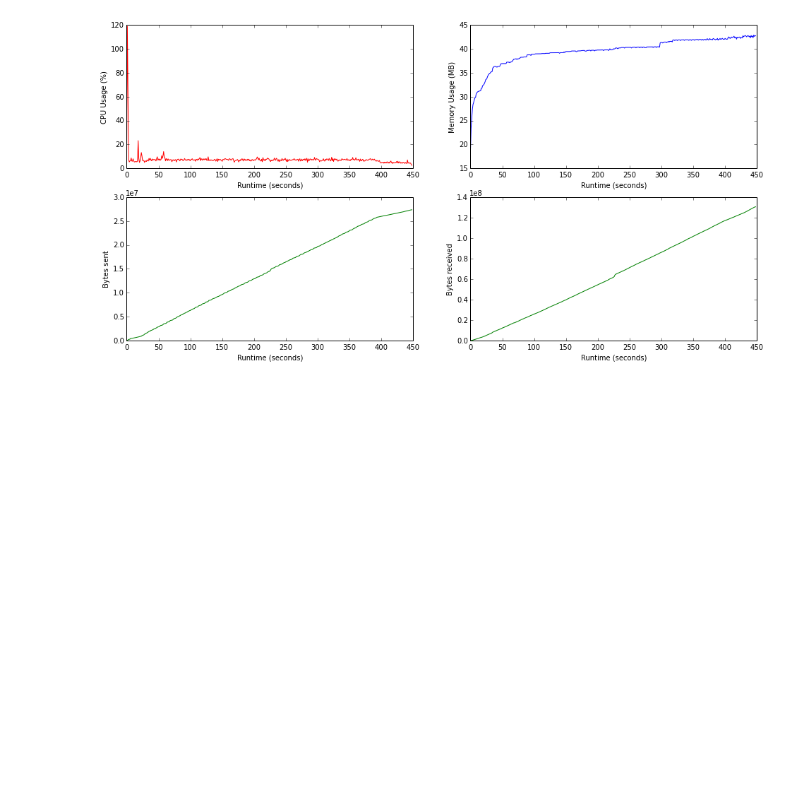
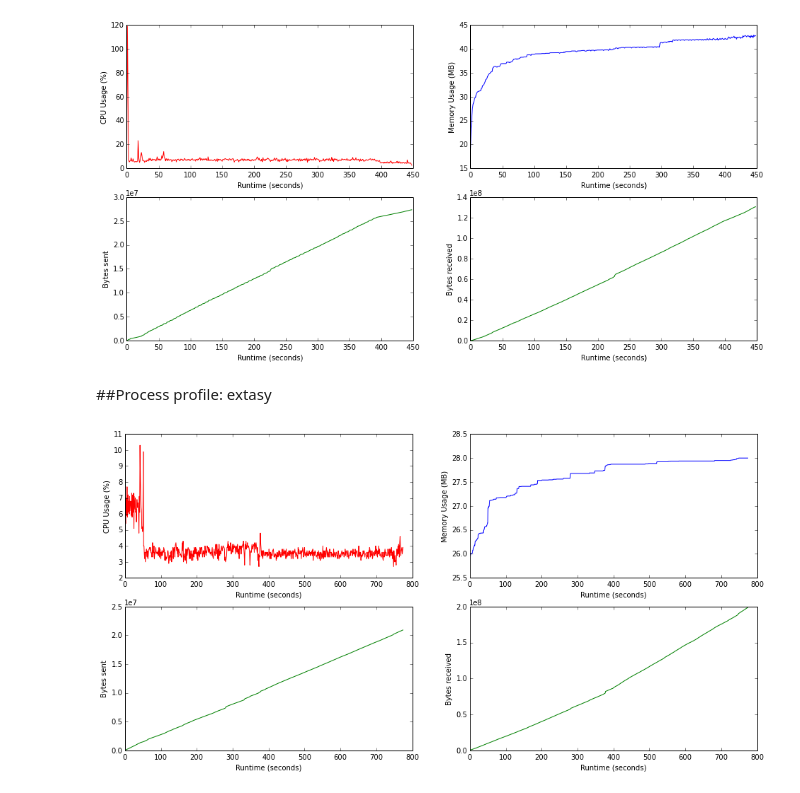
Before and after one commit to oleweidner/benchmarking, a Jupyter notebook: Radical Pilot Profiling.ipynb, the cells around one changed output. Saved outputs shown, nothing was run; the diff lists cells and outputs as text; code cells hidden in the pictures; blank space fills up the shorter version.

Commit message:
new measurements

```diff
--- a/Radical Pilot Profiling.ipynb
+++ b/Radical Pilot Profiling.ipynb
@@ -65,3 +65,11 @@ data = measure_process(24380)
 plot_data(data)
 # %% [output]
 [figure]
+# %% [markdown]
+##Process profile: extasy
+# %%
+data2 = measure_process(25329)
+# %%
+plot_data(data2)
+# %% [output]
+[figure, added]
```
